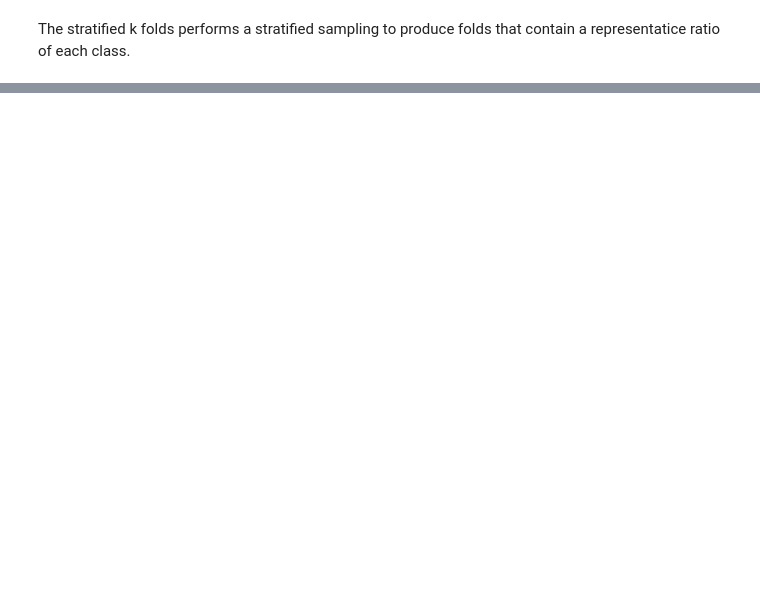
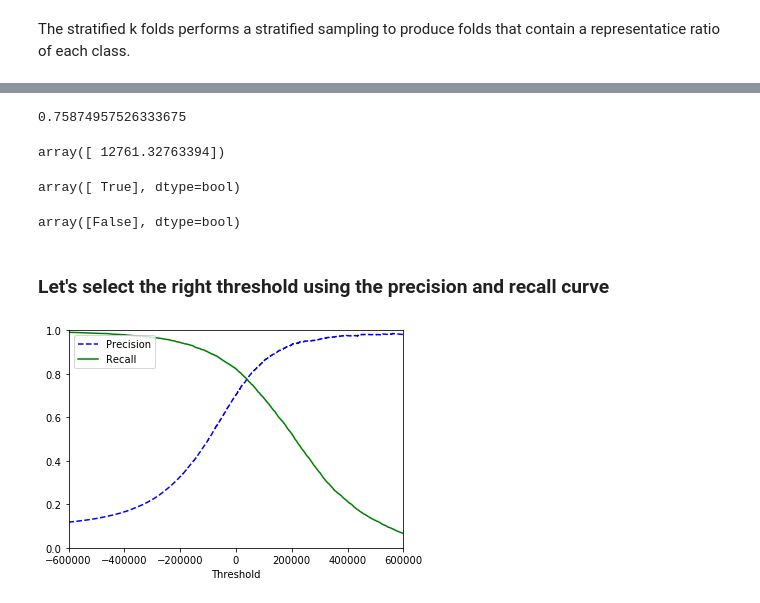
Before and after one commit to fersg87/Hands-On-Machine-Learning, a Jupyter notebook: Chapter 3 - Classification.ipynb, the cells around one changed output, grey strips where cells are left out. Drawn from its saved outputs; the diff is of its cells as text; code cells hidden in the pictures; blank space fills up the shorter version.

```diff
--- a/Chapter 3 - Classification.ipynb
+++ b/Chapter 3 - Classification.ipynb
@@ -100,0 +138,42 @@ array([ 0.97015,  0.9466 ,  0.79675])
+# %%
+from sklearn.metrics import f1_score
+f1_score(y_train_5, y_train_pred)
+# %% [output]
+0.75874957526333675
+# %%
+y_scores = sgd_clf.decision_function([some_digit])
+y_scores
+# %% [output]
+array([ 12761.32763394])
+# %%
+threshold = 0
+y_some_digit_pred = (y_scores > threshold)
+y_some_digit_pred
+# %% [output]
+array([ True], dtype=bool)
+# %%
+threshold = 200000
+y_some_digit_pred = (y_scores > threshold)
+y_some_digit_pred
+# %% [output]
+array([False], dtype=bool)
+# %% [markdown]
+### Let's select the right threshold using the precision and recall curve
+# %%
+from sklearn.metrics import precision_recall_curve
+
+y_scores = cross_val_predict(sgd_clf, X_train, y_train_5, cv=3, method="decision_function")
+precisions, recalls, thresholds = precision_recall_curve(y_train_5, y_scores)
+
+def plot_precision_recall_vs_threshold(precisions, recalls, thresholds):
+    plt.plot(thresholds, precisions[:-1], "b--", label="Precision")
+    plt.plot(thresholds, recalls[:-1], "g-", label="Recall")
+    plt.xlabel("Threshold")
+    plt.legend(loc="upper left")
+    plt.ylim([0, 1])
+    plt.xlim([-600000, 600000])
+
+plot_precision_recall_vs_threshold(precisions, recalls, thresholds)
+plt.show()
+# %% [output]
+[figure, added]
```
Also changed, not shown: parts of 44 cells of this notebook.
